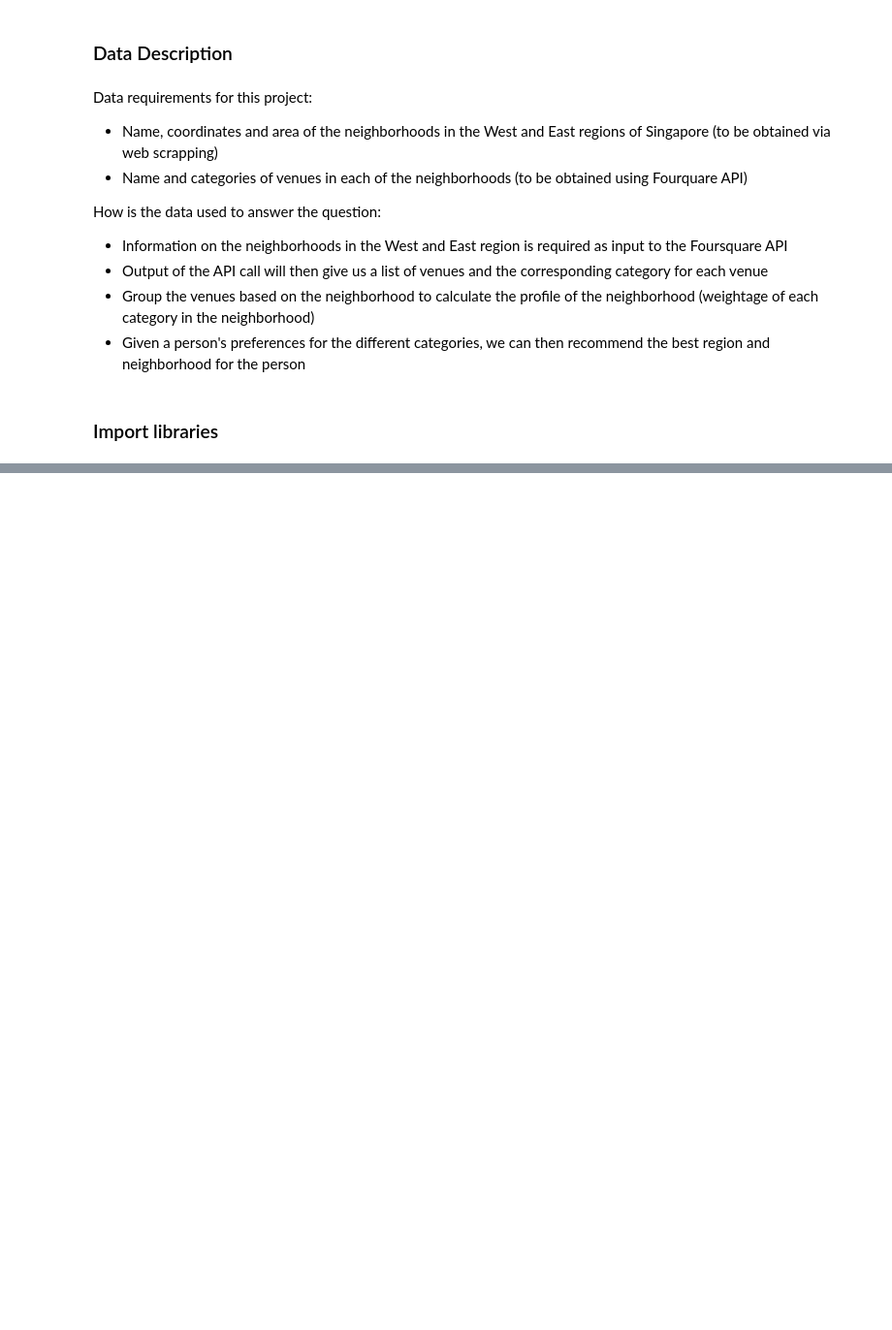
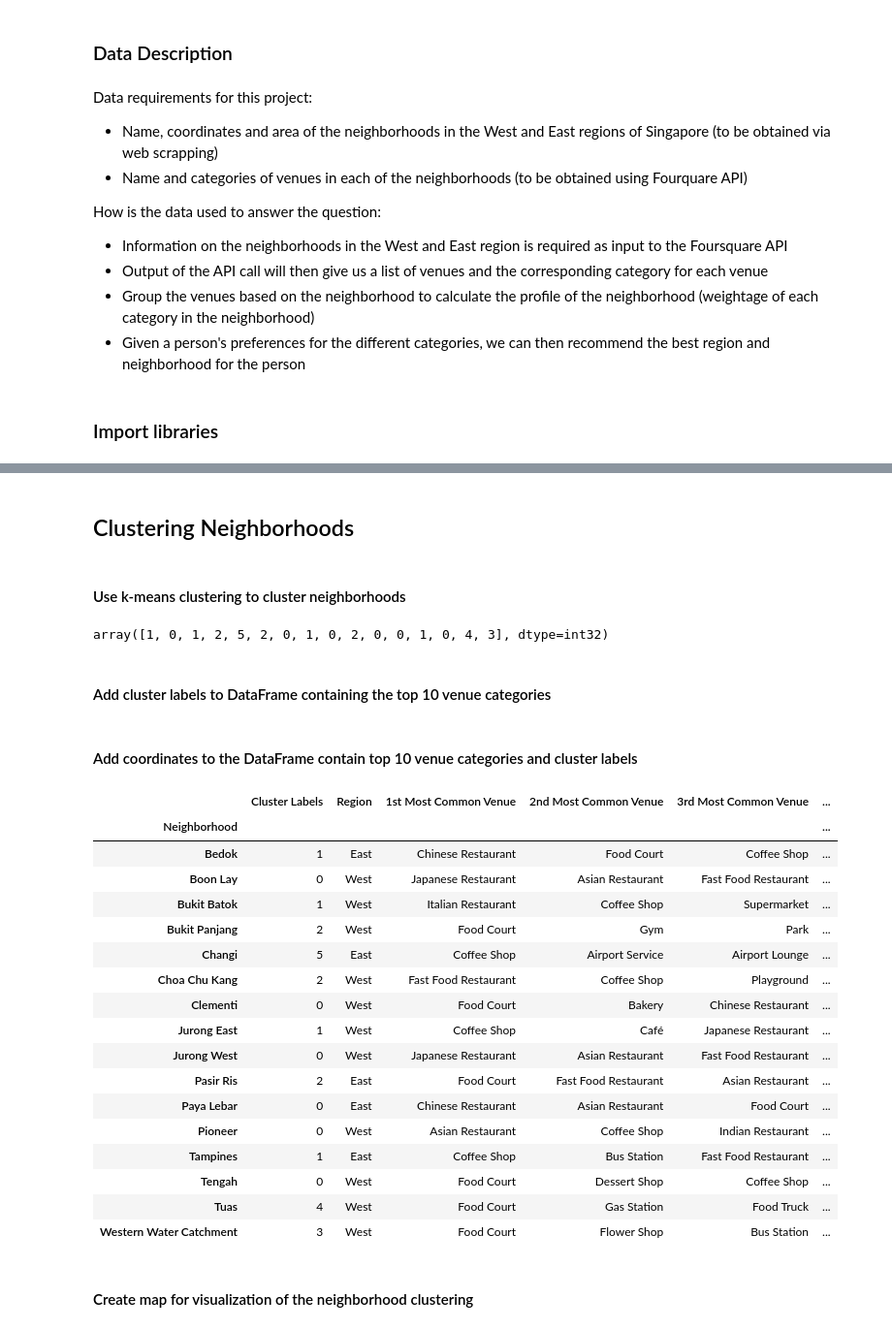
Before and after one commit to jengweiteoh/ibmcapstone, a Jupyter notebook: Battle of the Neighborhoods - Singapore.ipynb, the cells around one changed output, grey strips where cells are left out. Shown: that part at 97% size. Saved outputs shown, nothing was run; the diff lists cells and outputs as text; code cells hidden in the pictures; blank space fills up the shorter version.

```diff
--- a/Battle of the Neighborhoods - Singapore.ipynb
+++ b/Battle of the Neighborhoods - Singapore.ipynb
@@ -84,0 +250,3 @@ results
+# %%
+neigh_venues_cat_grouped = venues_cat_onehot.groupby(['Neighborhood', 'Region']).mean().reset_index()
+neigh_venues_cat_grouped.head()
@@ -84,0 +290,21 @@ results
+# %%
+num_top_venues = 10
+indicators = ['st', 'nd', 'rd']
+
+# create columns according to number of top venues
+columns = ['Neighborhood', 'Region']
+for ind in np.arange(num_top_venues):
+    try:
+        columns.append('{}{} Most Common Venue'.format(ind+1, indicators[ind]))
+    except:
+        columns.append('{}th Most Common Venue'.format(ind+1))
+
+# create a new dataframe
+neighborhoods_venues_sorted = pd.DataFrame(columns=columns)
+neighborhoods_venues_sorted['Neighborhood'] = neigh_venues_cat_grouped['Neighborhood']
+neighborhoods_venues_sorted['Region'] = neigh_venues_cat_grouped['Region']
+
+for ind in np.arange(neigh_venues_cat_grouped.shape[0]):
+    neighborhoods_venues_sorted.iloc[ind, 2:] = return_most_common_venues(neigh_venues_cat_grouped.iloc[ind, :], num_top_venues, 2)
+
+neighborhoods_venues_sorted
@@ -84,0 +329,50 @@ results
+# %% [markdown]
+## Clustering Neighborhoods
+# %% [markdown]
+#### Use k-means clustering to cluster neighborhoods
+# %%
+# Define number of clusters
+k_clusters = 6
+
+# Drop neighborhood column from neigh_venues_cat_grouped
+neighborhoods_venues_clustering = neigh_venues_cat_grouped.drop(['Neighborhood', 'Region'], axis=1)
+
+# instantiate kmeans model and cluster neighborhood
+kmeans = KMeans(n_clusters=k_clusters, random_state=0).fit(neighborhoods_venues_clustering)
+
+# Print cluster labels for all neighborhoods
+kmeans.labels_
+# %% [output]
+array([1, 0, 1, 2, 5, 2, 0, 1, 0, 2, 0, 0, 1, 0, 4, 3], dtype=int32)
+# %% [markdown]
+#### Add cluster labels to DataFrame containing the top 10 venue categories
+# %%
+# add clustering labels
+neighborhoods_venues_sorted.insert(0, 'Cluster Labels', kmeans.labels_)
+# %% [markdown]
+#### Add coordinates to the DataFrame contain top 10 venue categories and cluster labels
+# %%
+# Merge coordinates data and cluster labels into a new dataframe
+neighborhoods_venues_merged = neighborhoods_venues_sorted.merge(df_neighborhoods[['Neighborhood', 'Latitude', 'Longitude']], on='Neighborhood', how='left').set_index('Neighborhood', drop=True)
+neighborhoods_venues_merged
+# %% [output]
+|  | Cluster Labels | Region | 1st Most Common Venue | 2nd Most Common Venue | 3rd Most Common Venue | ... |
+| Neighborhood |  |  |  |  |  | ... |
+| Bedok | 1 | East | Chinese Restaurant | Food Court | Coffee Shop | ... |
+| Boon Lay | 0 | West | Japanese Restaurant | Asian Restaurant | Fast Food Restaurant | ... |
+| Bukit Batok | 1 | West | Italian Restaurant | Coffee Shop | Supermarket | ... |
+| Bukit Panjang | 2 | West | Food Court | Gym | Park | ... |
+| Changi | 5 | East | Coffee Shop | Airport Service | Airport Lounge | ... |
+| Choa Chu Kang | 2 | West | Fast Food Restaurant | Coffee Shop | Playground | ... |
+| Clementi | 0 | West | Food Court | Bakery | Chinese Restaurant | ... |
+| Jurong East | 1 | West | Coffee Shop | Café | Japanese Restaurant | ... |
+| Jurong West | 0 | West | Japanese Restaurant | Asian Restaurant | Fast Food Restaurant | ... |
+| Pasir Ris | 2 | East | Food Court | Fast Food Restaurant | Asian Restaurant | ... |
+| Paya Lebar | 0 | East | Chinese Restaurant | Asian Restaurant | Food Court | ... |
+| Pioneer | 0 | West | Asian Restaurant | Coffee Shop | Indian Restaurant | ... |
+| Tampines | 1 | East | Coffee Shop | Bus Station | Fast Food Restaurant | ... |
+| Tengah | 0 | West | Food Court | Dessert Shop | Coffee Shop | ... |
+| Tuas | 4 | West | Food Court | Gas Station | Food Truck | ... |
+| Western Water Catchment | 3 | West | Food Court | Flower Shop | Bus Station | ... |
+# %% [markdown]
+#### Create map for visualization of the neighborhood clustering
```
Also changed, not shown: parts of 35 cells of this notebook.
